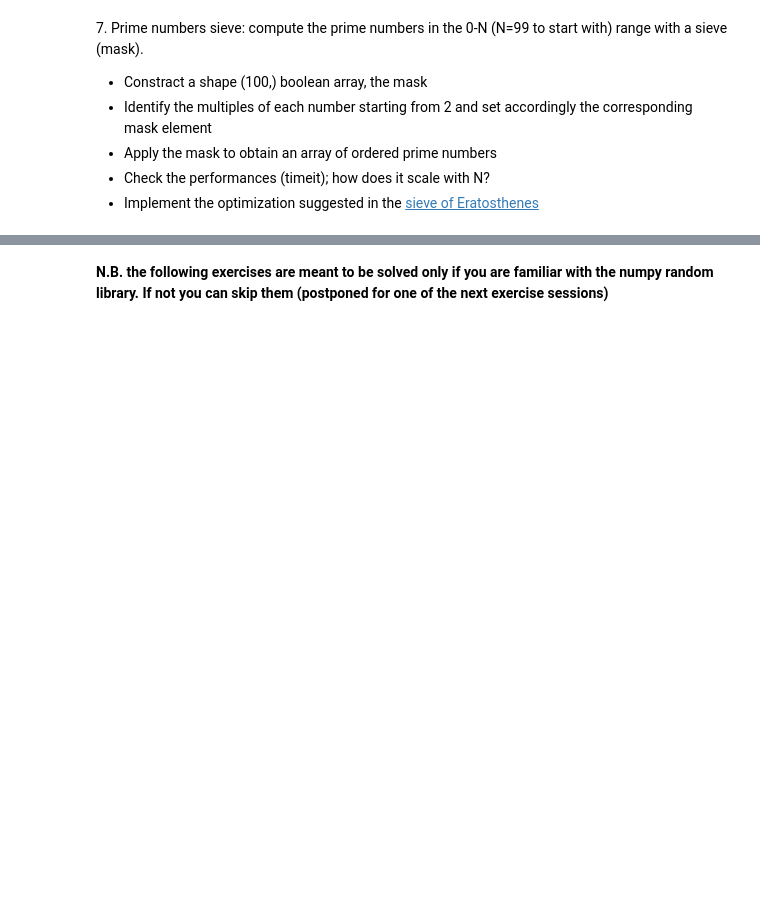
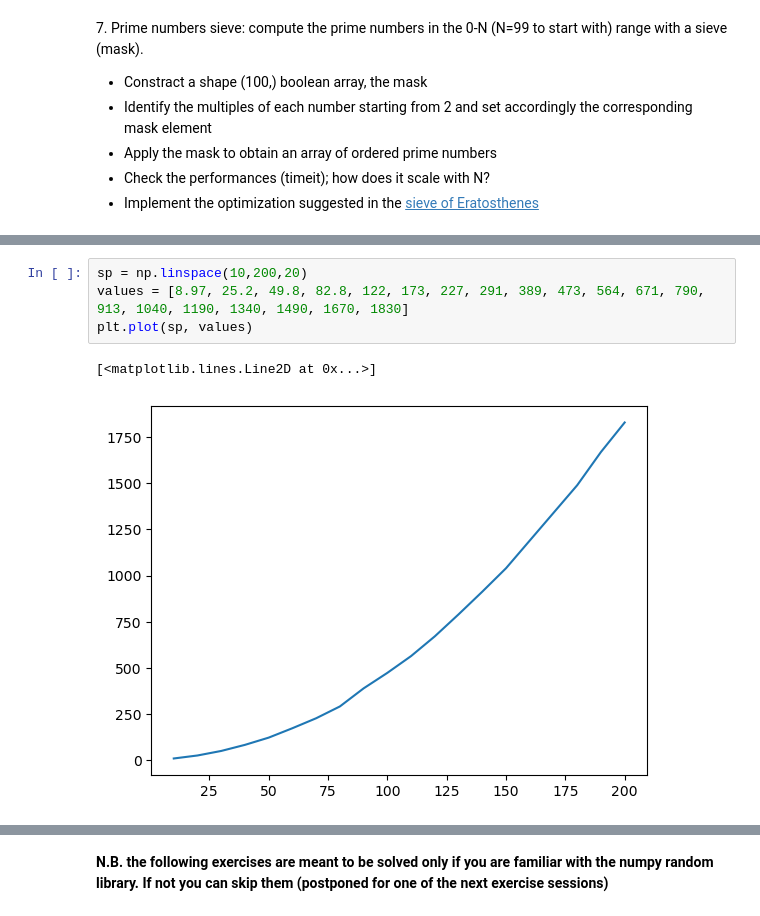
Before and after one commit to pietrobernard/LaboratoryOfComputationalPhysics_Y6, a Jupyter notebook: 04ex_Numpy.ipynb, the cells around one changed output, grey strips where cells are left out. Cells and saved outputs as stored; diff of their text form; blank space fills up the shorter version.

```diff
--- a/04ex_Numpy.ipynb
+++ b/04ex_Numpy.ipynb
@@ -55,0 +258,7 @@ The corresponding positions in miles are: 0, 198, 303, 736, 871, 1175, 1475, 154
+# %%
+sp = np.linspace(10,200,20)
+values = [8.97, 25.2, 49.8, 82.8, 122, 173, 227, 291, 389, 473, 564, 671, 790, 913, 1040, 1190, 1340, 1490, 1670, 1830]
+plt.plot(sp, values)
+# %% [output]
+[<matplotlib.lines.Line2D at 0x...>]
+[figure, added]
```
Also changed, not shown: parts of 22 cells of this notebook, 5 other files.
